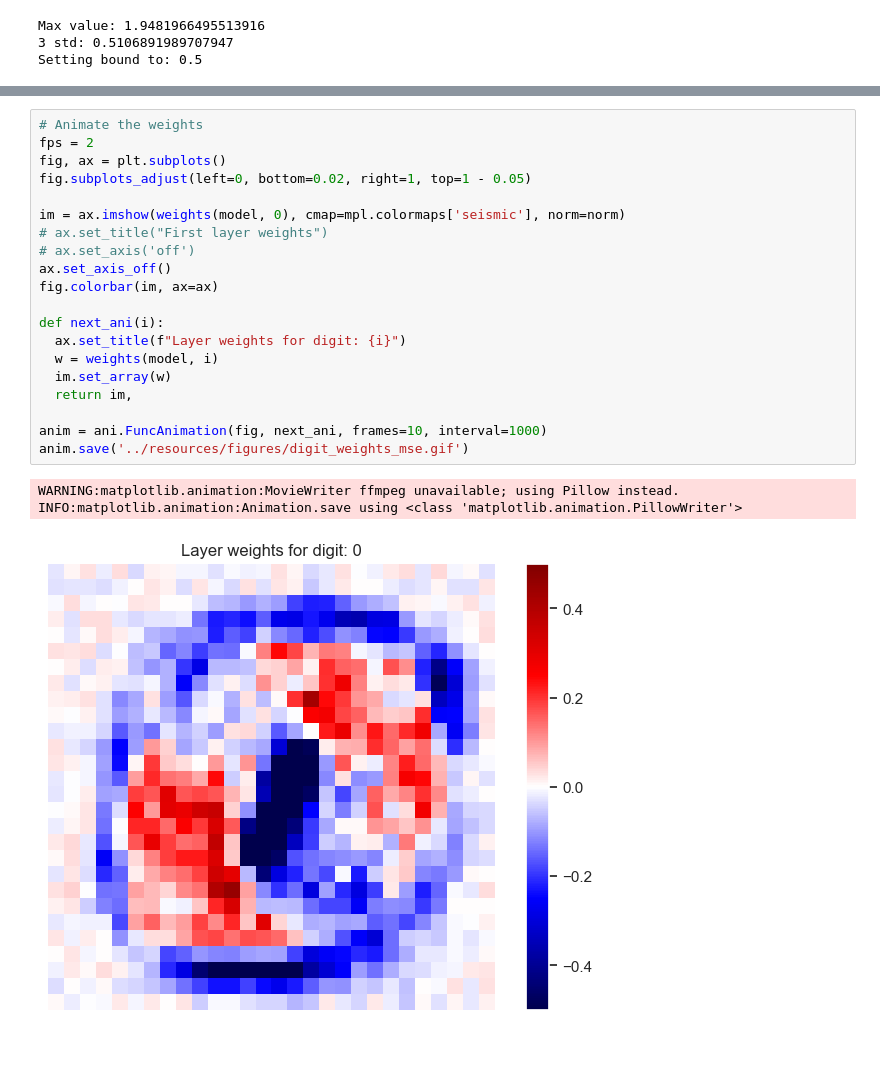
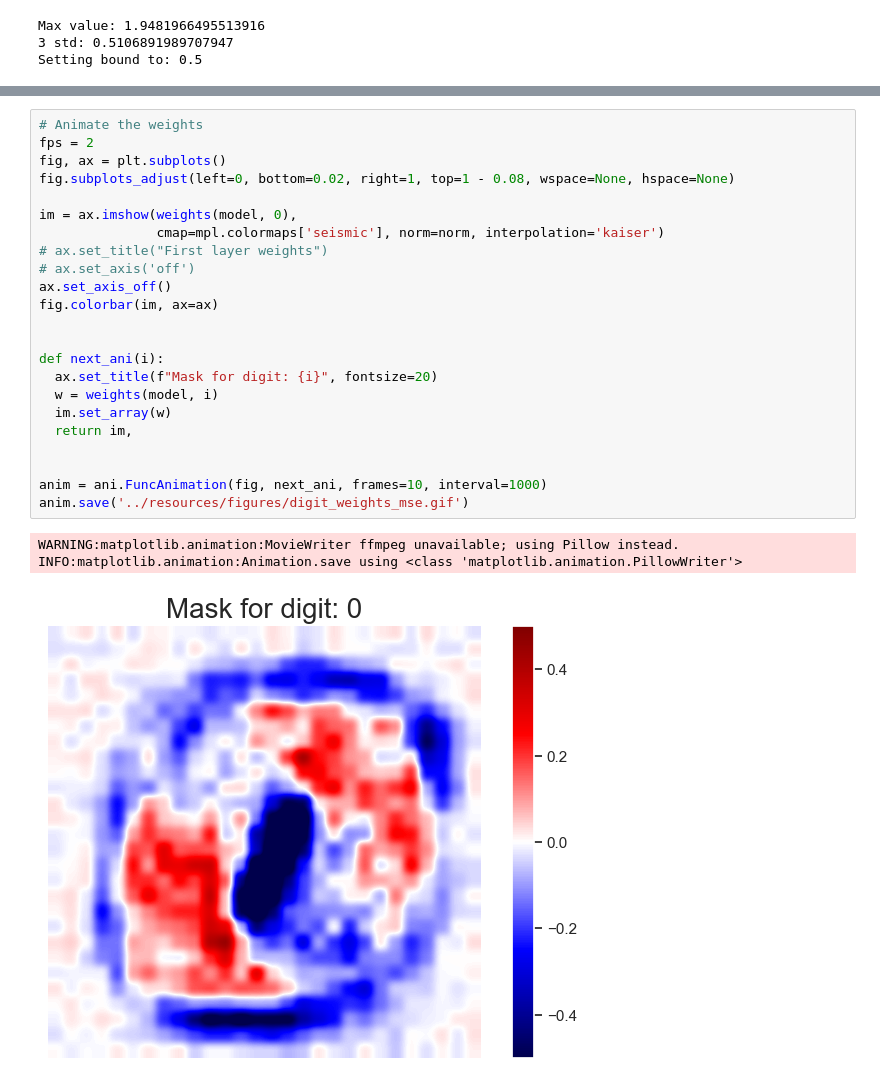
Before and after one commit to Guppy16/NNs-and-Deep-Learning, a Jupyter notebook: experiments/chap1-no_hidden_layer-MSE_loss.ipynb, the cells around one changed output, grey strips where cells are left out. Saved outputs shown, nothing was run; the diff lists cells and outputs as text; blank space fills up the shorter version.

Commit message:
feat: no hidden layer is same as linear model

```diff
--- a/experiments/chap1-no_hidden_layer-MSE_loss.ipynb
+++ b/experiments/chap1-no_hidden_layer-MSE_loss.ipynb
@@ -175,24 +176,27 @@ plt.show()
 # %%
 # Animate the weights
 fps = 2
 fig, ax = plt.subplots()
-fig.subplots_adjust(left=0, bottom=0.02, right=1, top=1 - 0.05)
+fig.subplots_adjust(left=0, bottom=0.02, right=1, top=1 - 0.08, wspace=None, hspace=None)
 
-im = ax.imshow(weights(model, 0), cmap=mpl.colormaps['seismic'], norm=norm)
+im = ax.imshow(weights(model, 0),
+               cmap=mpl.colormaps['seismic'], norm=norm, interpolation='kaiser')
 # ax.set_title("First layer weights")
 # ax.set_axis('off')
 ax.set_axis_off()
 fig.colorbar(im, ax=ax)
 
+
 def next_ani(i):
-  ax.set_title(f"Layer weights for digit: {i}")
+  ax.set_title(f"Mask for digit: {i}", fontsize=20)
   w = weights(model, i)
   im.set_array(w)
   return im,
 
+
 anim = ani.FuncAnimation(fig, next_ani, frames=10, interval=1000)
 anim.save('../resources/figures/digit_weights_mse.gif')
 # %% [output]
 WARNING:matplotlib.animation:MovieWriter ffmpeg unavailable; using Pillow instead.
 INFO:matplotlib.animation:Animation.save using <class 'matplotlib.animation.PillowWriter'>
-[figure, old version]
+[figure, new version]
```
Also changed, not shown: parts of 1 cell of this notebook, 4 other files.
